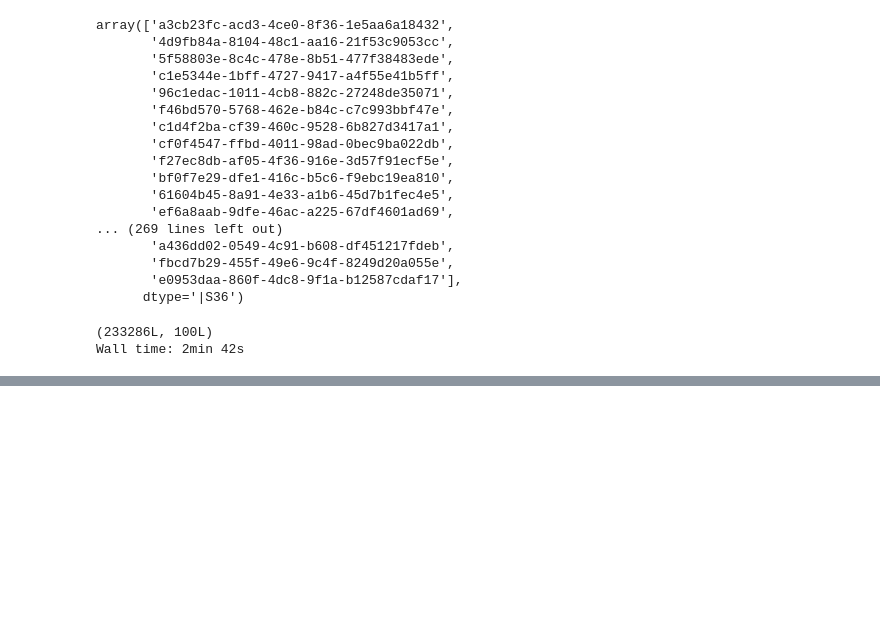
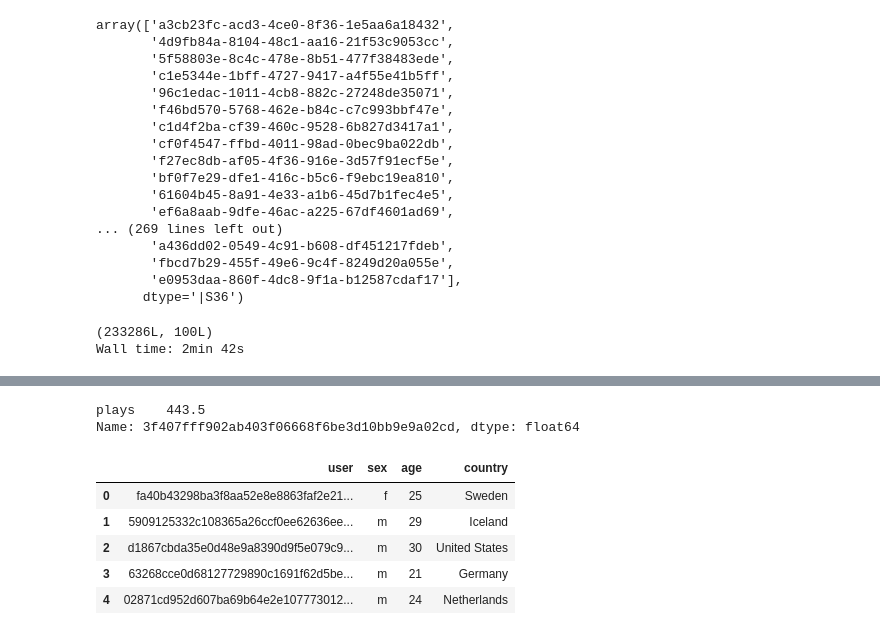
Before and after one commit to madhuvijay95/cs181-practical3, a Jupyter notebook: madhu.ipynb, the cells around one changed output, grey strips where cells are left out. Drawn from its saved outputs; the diff is of its cells as text; code cells hidden in the pictures; blank space fills up the shorter version.

```diff
--- a/madhu.ipynb
+++ b/madhu.ipynb
@@ -243,0 +492,5 @@ Wall time: 2min 42s
+# %%
+user_medians.loc['3f407fff902ab403f06668f6be3d10bb9e9a02cd',:]
+# %% [output]
+plays    443.5
+Name: 3f407fff902ab403f06668f6be3d10bb9e9a02cd, dtype: float64
@@ -243,0 +499,9 @@ Wall time: 2min 42s
+# %%
+country_df.head()
+# %% [output]
+|  | user | sex | age | country |
+| 0 | fa40b43298ba3f8aa52e8e8863faf2e21... | f | 25 | Sweden |
+| 1 | 5909125332c108365a26ccf0ee62636ee... | m | 29 | Iceland |
+| 2 | d1867cbda35e0d48e9a8390d9f5e079c9... | m | 30 | United States |
+| 3 | 63268cce0d68127729890c1691f62d5be... | m | 21 | Germany |
+| 4 | 02871cd952d607ba69b64e2e107773012... | m | 24 | Netherlands |
```
Also changed, not shown: parts of 57 cells of this notebook.
